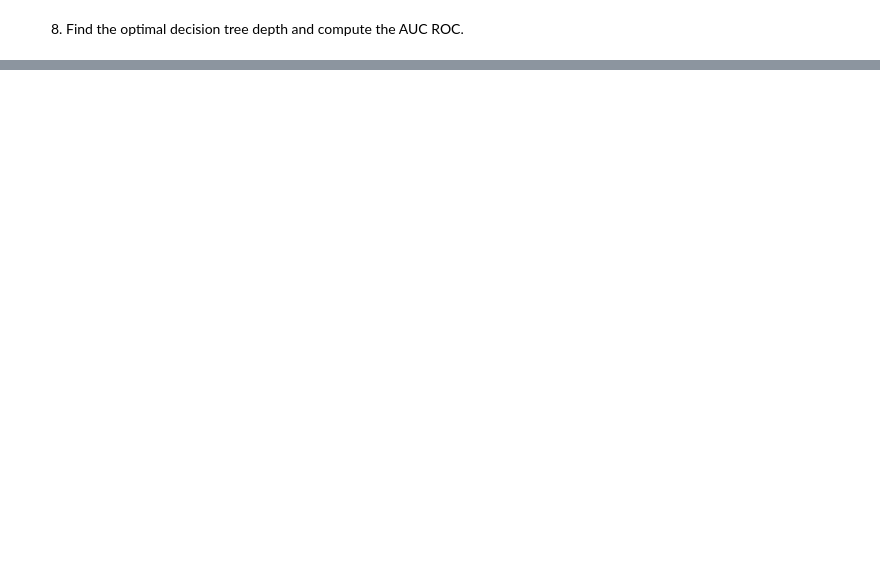
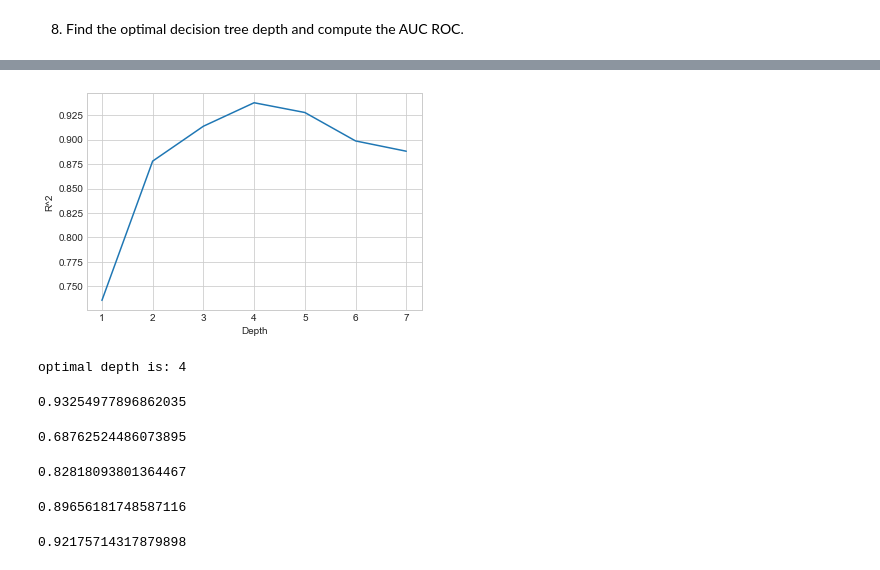
Before and after one commit to Columbia-Intro-Data-Science/python-introduction-linfocus, a Jupyter notebook: hw3_part1_lj2438.ipynb, the cells around one changed output, grey strips where cells are left out. Drawn from its saved outputs; the diff is of its cells as text; code cells hidden in the pictures; blank space fills up the shorter version.

```diff
--- a/hw3_part1_lj2438.ipynb
+++ b/hw3_part1_lj2438.ipynb
@@ -265,0 +254,61 @@ Optimal Desicion Tree Depth: 3.
+# %%
+X_train, X_test, y_train, y_test = train_test_split(X, y, test_size=0.2, random_state=42)
+train_errors=[]
+test_errors=[]
+scores=[]
+depths = range(1,8)
+for n in depths:
+    regr = DecisionTreeClassifier(max_depth=n)
+    regr.fit(X_train, y_train)
+    scores.append(cross_val_score(regr,X,y,cv=10,scoring='roc_auc').mean())
+
+plt.ylabel('Score')
+plt.xlabel('Depth')
+plt.plot(depths,scores)
+test_errors=scores
+n_opt=depths[np.argmax(scores)]
+plt.show()
+print("optimal decision depth is:", n_opt)
+# %% [output]
+[figure, added]
+optimal depth is: 4
+# %%
+regr = DecisionTreeClassifier(max_depth = n_opt)
+regr.fit(X_train, y_train)
+fpr, tpr, _ = roc_curve(y_test, regr.predict_proba(X_test)[:,1])
+roc_auc = metrics.auc(fpr, tpr)
+roc_auc
+# %% [output]
+0.93254977896862035
+# %%
+regr = DecisionTreeClassifier(max_depth = 1)
+regr.fit(X_train, y_train)
+fpr, tpr, _ = roc_curve(y_test, regr.predict_proba(X_test)[:,1])
+roc_auc = metrics.auc(fpr, tpr)
+roc_auc
+# %% [output]
+0.68762524486073895
+# %%
+regr = DecisionTreeClassifier(max_depth = 2)
+regr.fit(X_train, y_train)
+fpr, tpr, _ = roc_curve(y_test, regr.predict_proba(X_test)[:,1])
+roc_auc = metrics.auc(fpr, tpr)
+roc_auc
+# %% [output]
+0.82818093801364467
+# %%
+regr = DecisionTreeClassifier(max_depth = 3)
+regr.fit(X_train, y_train)
+fpr, tpr, _ = roc_curve(y_test, regr.predict_proba(X_test)[:,1])
+roc_auc = metrics.auc(fpr, tpr)
+roc_auc
+# %% [output]
+0.89656181748587116
+# %%
+regr = DecisionTreeClassifier(max_depth = 5)
+regr.fit(X_train, y_train)
+fpr, tpr, _ = roc_curve(y_test, regr.predict_proba(X_test)[:,1])
+roc_auc = metrics.auc(fpr, tpr)
+roc_auc
+# %% [output]
+0.92175714317879898
```
Also changed, not shown: parts of 7 cells of this notebook.
